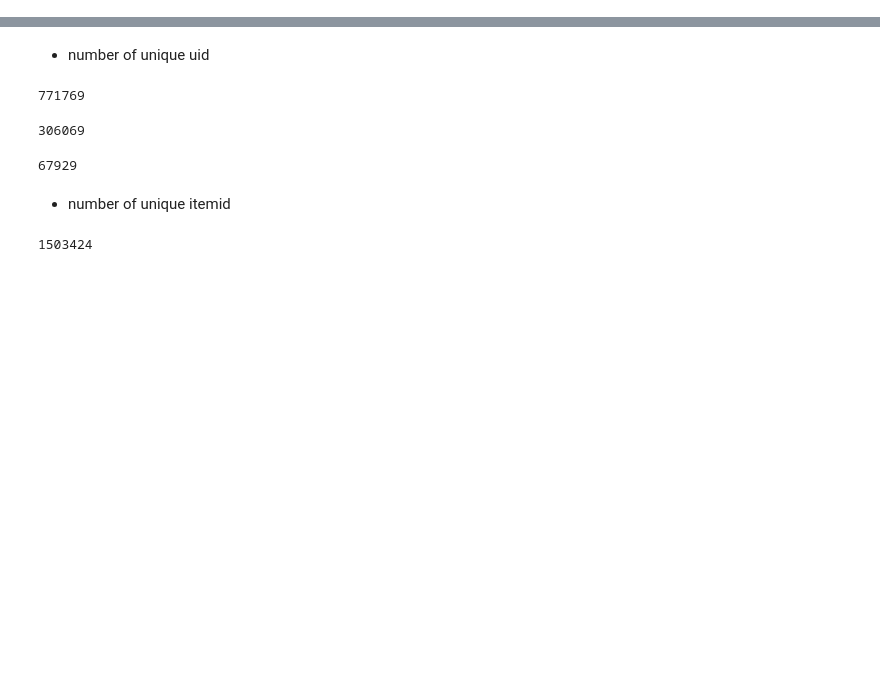
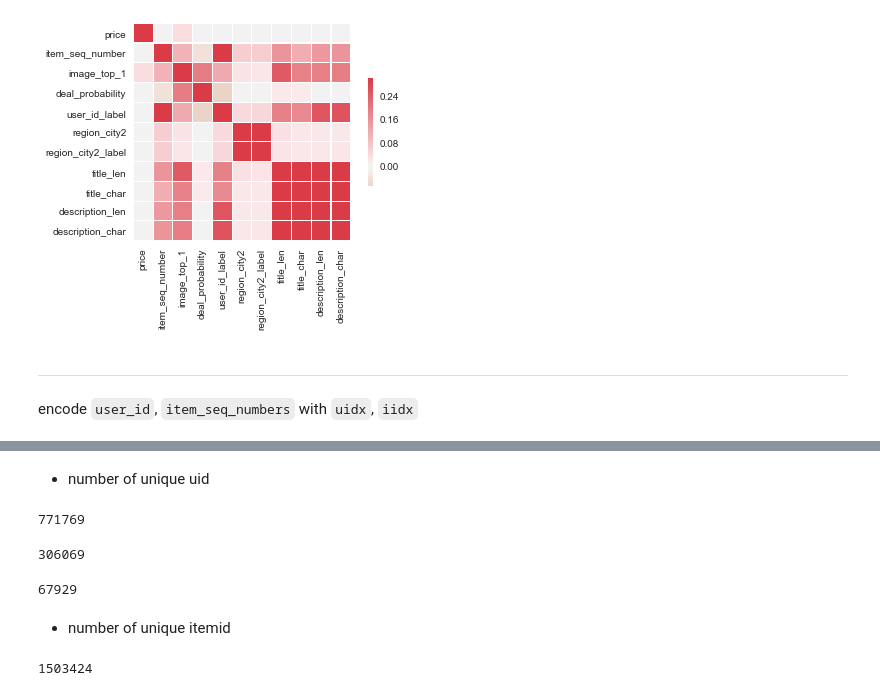
Before and after one commit to ihongChen/kaggle_Avito, a Jupyter notebook: src/eda1.ipynb, the cells around one changed output, grey strips where cells are left out. Saved outputs shown, nothing was run; the diff lists cells and outputs as text; code cells hidden in the pictures; blank space fills up the shorter version.

```diff
--- a/src/eda1.ipynb
+++ b/src/eda1.ipynb
@@ -74,0 +191,7 @@ dtype: object
+# %%
+def create_label_encoding_with_min_count(df, column, min_count=50):
+    column_counts = df.groupby([column])[column].transform("count").astype(int)
+    column_values = np.where(column_counts >= min_count, df[column], "")
+    df[column+"_label"] = LabelEncoder().fit_transform(column_values)
+
+    return df[column+"_label"]
@@ -74,0 +215,2 @@ dtype: object
+# %%
+df_train['region_city'] = df_train.loc[:,['region','city']].apply(lambda s: ' '.join(s),axis=1)
@@ -74,0 +223,3 @@ dtype: object
+# %%
+df_train['region_city2'] = df_train.groupby(['region','city'])['region'].transform(lambda x:np.random.random()) ## faster and encode it correctly!!
+df_train.region_city2.value_counts().head()
@@ -74,0 +239,2 @@ dtype: object
+# %%
+df_train['region_city2_label']=create_label_encoding_with_min_count(df_train,'region_city2',min_count=50)
@@ -74,0 +306,14 @@ dtype: object
+# %%
+corr = df_train.corr()
+mask = np.zeros_like(corr, dtype=np.bool)
+mask[np.triu_indices_from(mask)] = True
+sns.set(style="white")
+
+cmap = sns.diverging_palette(30,10,as_cmap=True)
+sns.heatmap(corr,cmap=cmap,center=0,square=True,vmax=.3,linewidths=.1, cbar_kws={"shrink": .5});
+# %% [output]
+[figure, added]
+# %% [markdown]
+____
+# %% [markdown]
+encode `user_id`, `item_seq_numbers` with `uidx`, `iidx`
```
Also changed, not shown: parts of 84 cells of this notebook, 3 other files.
